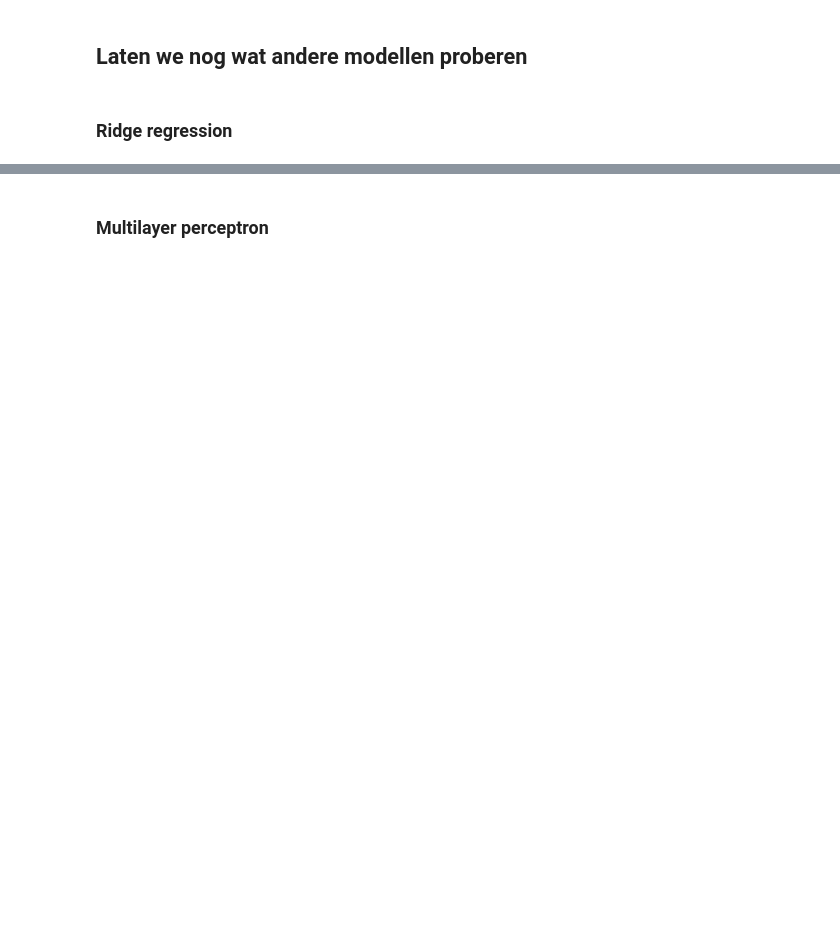
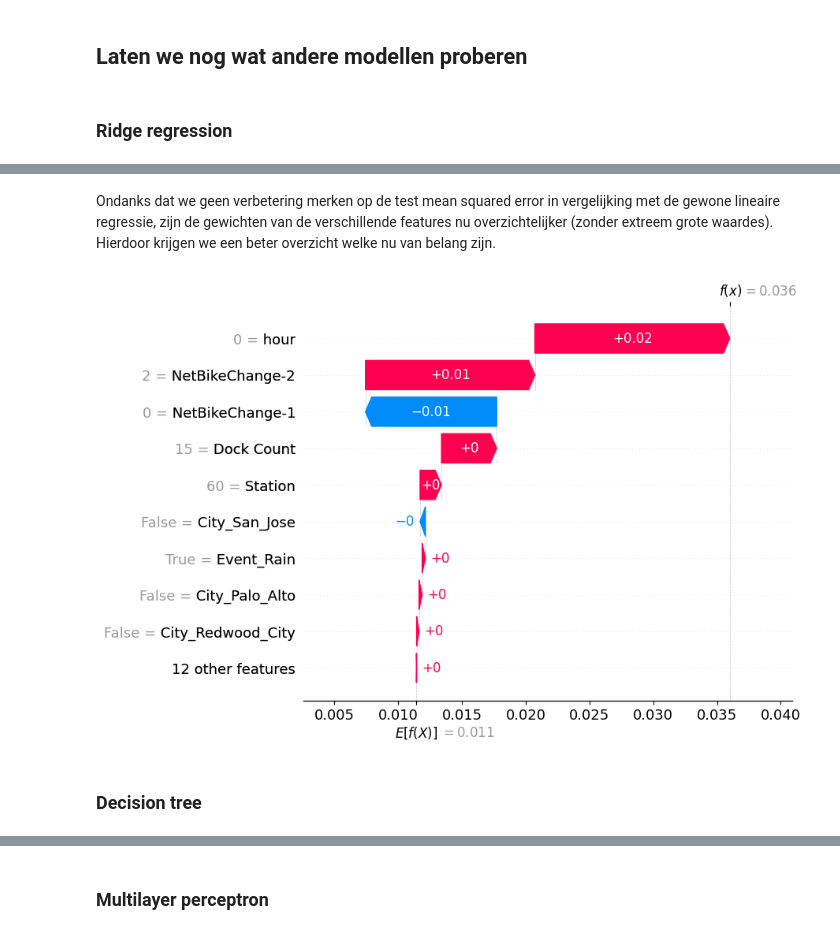
Before and after one commit to DecosterBram/MOW-BikeShare-workshop, a Jupyter notebook: notebooks/BikeShare_exercise_solution.ipynb, the cells around one changed output, grey strips where cells are left out. Saved outputs shown, nothing was run; the diff lists cells and outputs as text; code cells hidden in the pictures; blank space fills up the shorter version.

```diff
--- a/notebooks/BikeShare_exercise_solution.ipynb
+++ b/notebooks/BikeShare_exercise_solution.ipynb
@@ -913,0 +986,10 @@ linear regressor: de MSE error op de test set is: 2.531636436023509
+# %% [markdown]
+Ondanks dat we geen verbetering merken op de test mean squared error in vergelijking met de gewone lineaire regressie, zijn de gewichten van de verschillende features nu overzichtelijker (zonder extreem grote waardes). Hierdoor krijgen we een beter overzicht welke nu van belang zijn.
+# %%
+explainer = shap.Explainer(ridgeCV, test_df_features)
+shap_values = explainer(test_df_features)
+shap.plots.waterfall(shap_values[1])
+# %% [output]
+[figure, added]
+# %% [markdown]
+### Decision tree
```
Also changed, not shown: parts of 64 cells of this notebook, 1 other file.
